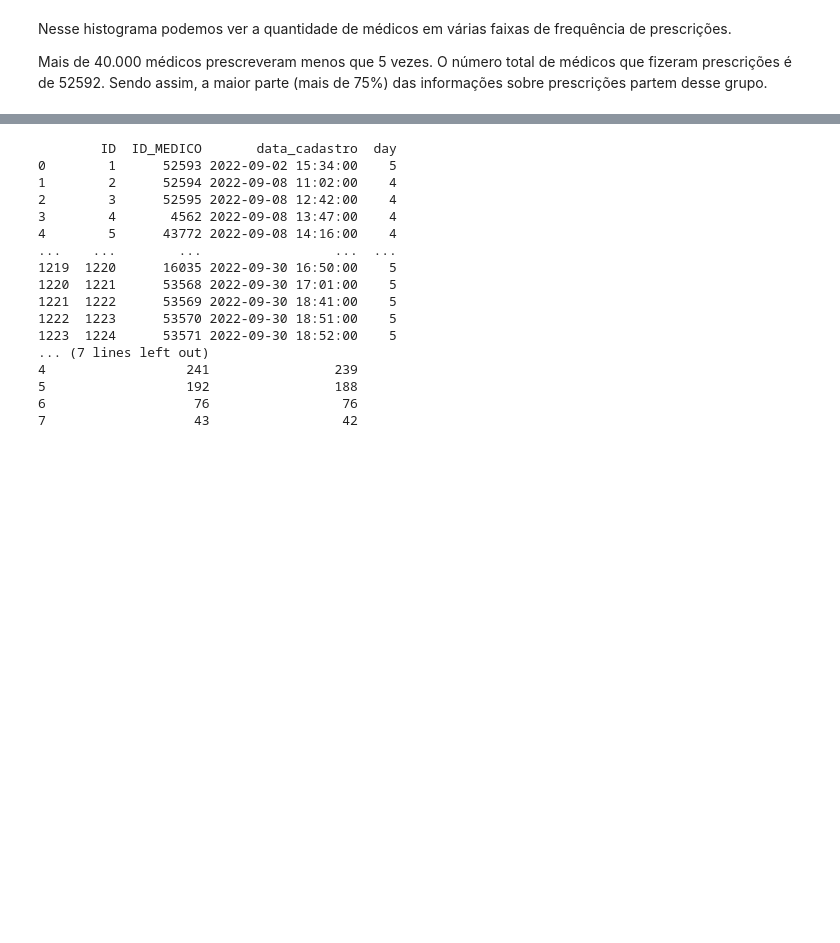
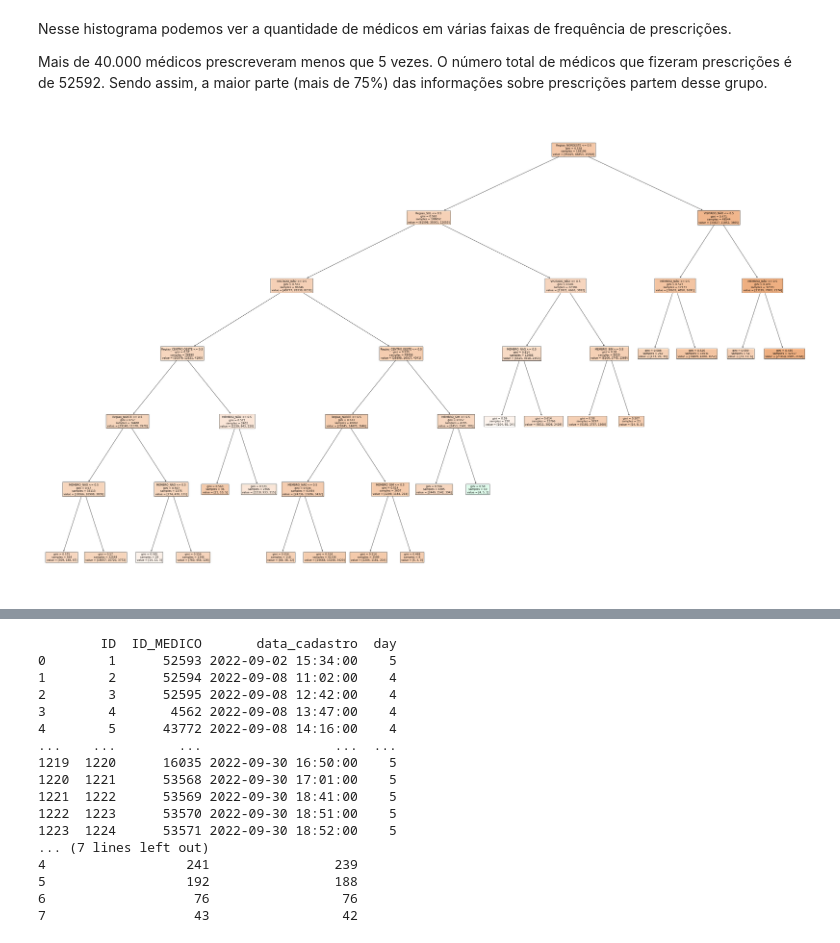
Before and after one commit to Juniorffonseca/processo_seletivo, a Jupyter notebook: teste_processo_seletivo.ipynb, the cells around one changed output, grey strips where cells are left out. Saved outputs shown, nothing was run; the diff lists cells and outputs as text; code cells hidden in the pictures; blank space fills up the shorter version.

```diff
--- a/teste_processo_seletivo.ipynb
+++ b/teste_processo_seletivo.ipynb
@@ -452,3 +487,34 @@ plt.show()
 Nesse histograma podemos ver a quantidade de médicos em várias faixas de frequência de prescrições.
 
 Mais de 40.000 médicos prescreveram menos que 5 vezes. O número total de médicos que fizeram prescrições é de 52592. Sendo assim, a maior parte (mais de 75%) das informações sobre prescrições partem desse grupo.
+# %%
+# Carregando os arquivos csv em variáveis.
+prescricoes_11 = pd.read_csv('prescricoes.csv', sep = ';', encoding = 'latin-1')
+visitados_3 = pd.read_csv('visitados.csv', sep = ';', encoding = 'latin-1')
+membros_4 = pd.read_csv('membros.csv', sep = ';', encoding = 'latin-1')
+
+prescricoes_11['MEMBRO'] = 'NÃO'
+prescricoes_11.loc[prescricoes_11['ID_MEDICO'].isin(membros_4['ID_MEDICO']), 'MEMBRO'] = 'SIM'
+
+# Fazendo merge dos dataframes para formatar os dados antes de usar na árvore de decisão
+df = pd.merge(prescricoes_11, visitados_3, how='outer', on = 'ID_MEDICO').drop(['Mes_prescricao', 'ID_MEDICO', 'ID_x', 'ID_y', 'Estado', 'Especialidade'], axis = 1)
+df['VISITADO'].fillna('NÃO', inplace=True)
+df = pd.get_dummies(df, columns=['VISITADO', 'Regiao', 'MEMBRO'])
+
+
+X = df.drop('Medicamento_prescrito', axis = 1)
+y = df['Medicamento_prescrito']
+
+# Treinar a árvore de decisão
+clf = tree.DecisionTreeClassifier()
+clf = clf.fit(X, y)
+
+# Criando a árvore e definindo alguns parâmetros
+plt.figure(figsize=(55, 35))
+tree.plot_tree.msg = {'samples': 'amostras'}
+tree.plot_tree(clf, filled=True, max_depth = 6, feature_names = X.columns);
+
+# Plotando a árvore de decisão
+plt.show()
+# %% [output]
+[figure, added]
```
Also changed, not shown: parts of 8 cells of this notebook.
